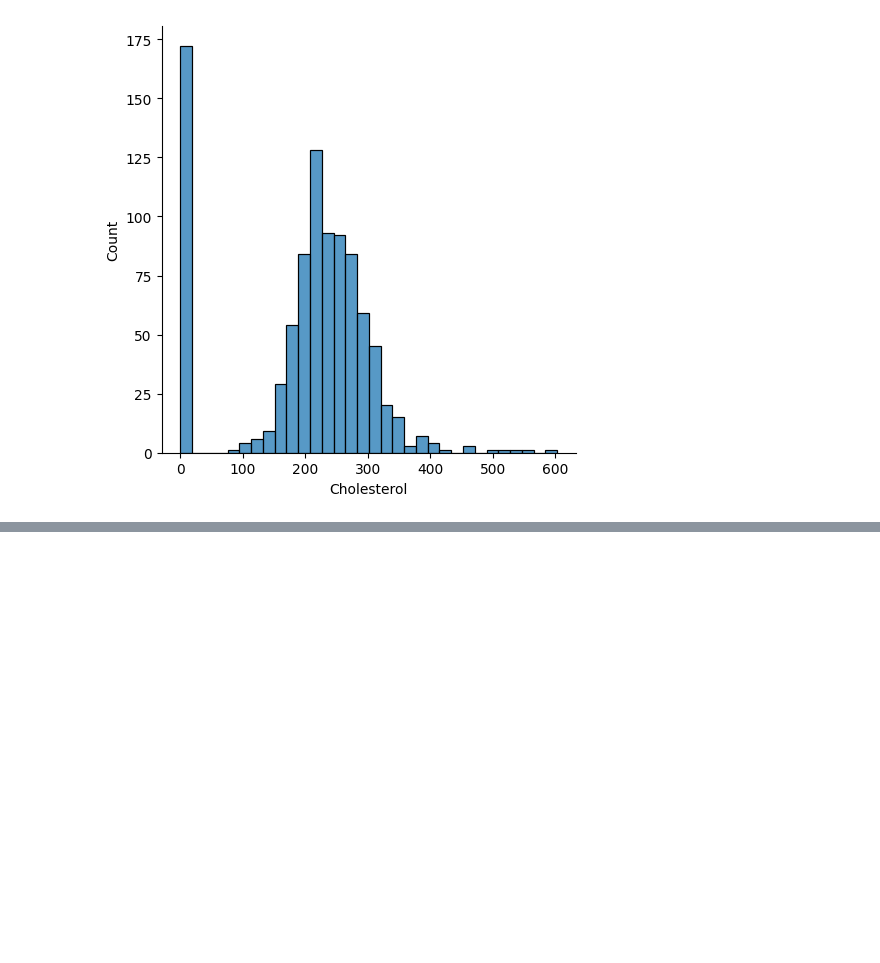
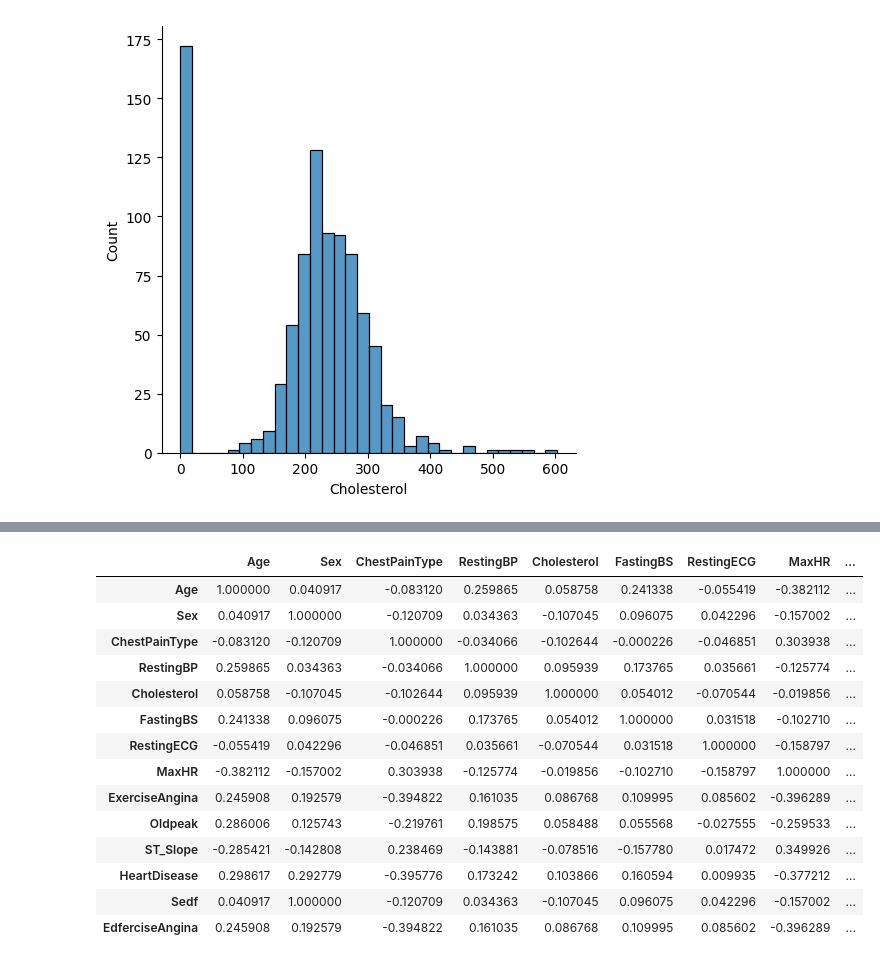
Before and after one commit to Akshat180/heart_Failure_prediction, a Jupyter notebook: Untitled.ipynb, the cells around one changed output, grey strips where cells are left out. Cells and saved outputs as stored; diff of their text form; code cells hidden in the pictures; blank space fills up the shorter version.

```diff
--- a/Untitled.ipynb
+++ b/Untitled.ipynb
@@ -149,0 +296,18 @@ plt.grid(False)
+# %%
+df.corr()
+# %% [output]
+|  | Age | Sex | ChestPainType | RestingBP | Cholesterol | FastingBS | RestingECG | MaxHR | ... |
+| Age | 1.000000 | 0.040917 | -0.083120 | 0.259865 | 0.058758 | 0.241338 | -0.055419 | -0.382112 | ... |
+| Sex | 0.040917 | 1.000000 | -0.120709 | 0.034363 | -0.107045 | 0.096075 | 0.042296 | -0.157002 | ... |
+| ChestPainType | -0.083120 | -0.120709 | 1.000000 | -0.034066 | -0.102644 | -0.000226 | -0.046851 | 0.303938 | ... |
+| RestingBP | 0.259865 | 0.034363 | -0.034066 | 1.000000 | 0.095939 | 0.173765 | 0.035661 | -0.125774 | ... |
+| Cholesterol | 0.058758 | -0.107045 | -0.102644 | 0.095939 | 1.000000 | 0.054012 | -0.070544 | -0.019856 | ... |
+| FastingBS | 0.241338 | 0.096075 | -0.000226 | 0.173765 | 0.054012 | 1.000000 | 0.031518 | -0.102710 | ... |
+| RestingECG | -0.055419 | 0.042296 | -0.046851 | 0.035661 | -0.070544 | 0.031518 | 1.000000 | -0.158797 | ... |
+| MaxHR | -0.382112 | -0.157002 | 0.303938 | -0.125774 | -0.019856 | -0.102710 | -0.158797 | 1.000000 | ... |
+| ExerciseAngina | 0.245908 | 0.192579 | -0.394822 | 0.161035 | 0.086768 | 0.109995 | 0.085602 | -0.396289 | ... |
+| Oldpeak | 0.286006 | 0.125743 | -0.219761 | 0.198575 | 0.058488 | 0.055568 | -0.027555 | -0.259533 | ... |
+| ST_Slope | -0.285421 | -0.142808 | 0.238469 | -0.143881 | -0.078516 | -0.157780 | 0.017472 | 0.349926 | ... |
+| HeartDisease | 0.298617 | 0.292779 | -0.395776 | 0.173242 | 0.103866 | 0.160594 | 0.009935 | -0.377212 | ... |
+| Sedf | 0.040917 | 1.000000 | -0.120709 | 0.034363 | -0.107045 | 0.096075 | 0.042296 | -0.157002 | ... |
+| EdferciseAngina | 0.245908 | 0.192579 | -0.394822 | 0.161035 | 0.086768 | 0.109995 | 0.085602 | -0.396289 | ... |
```
Also changed, not shown: parts of 36 cells of this notebook.
